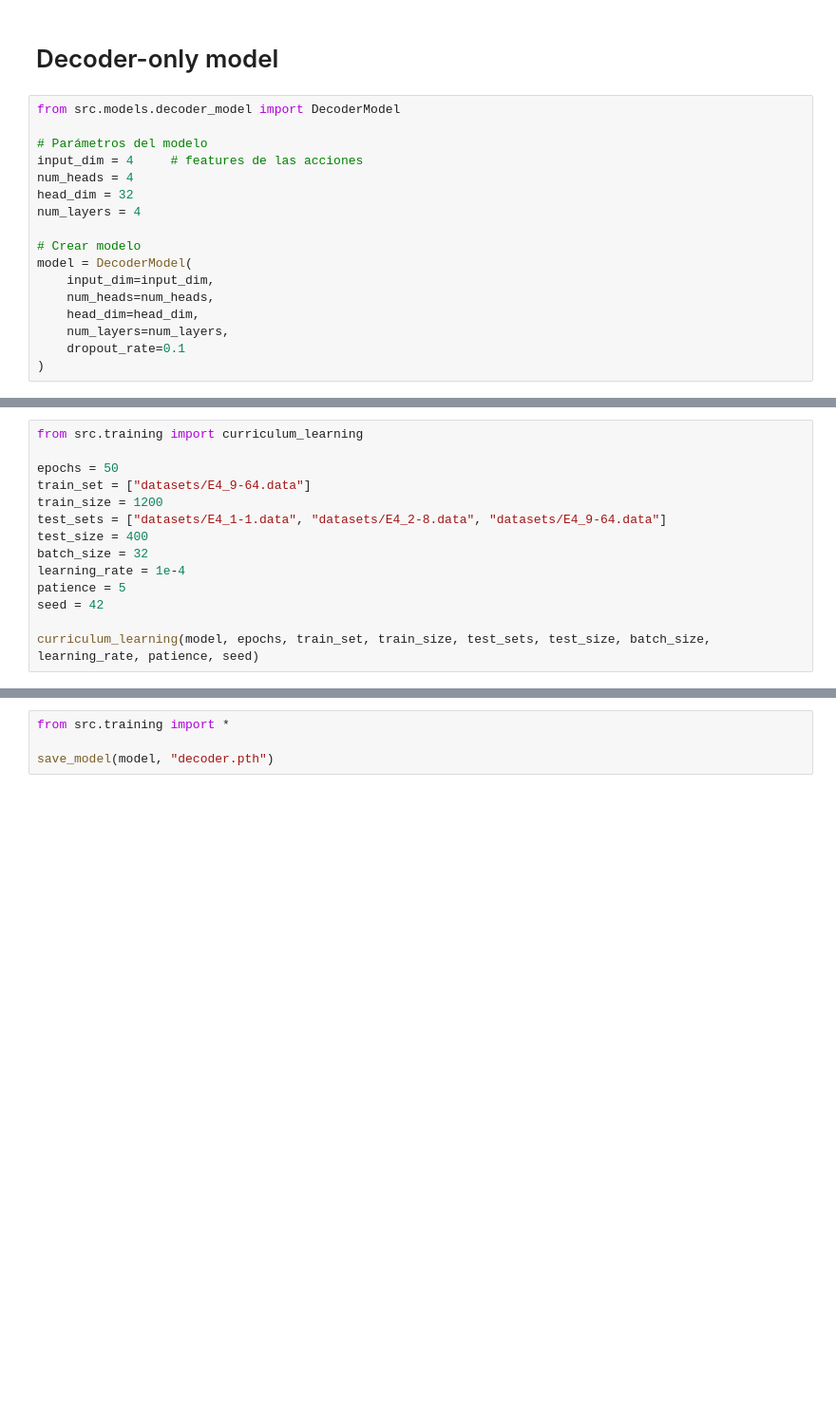
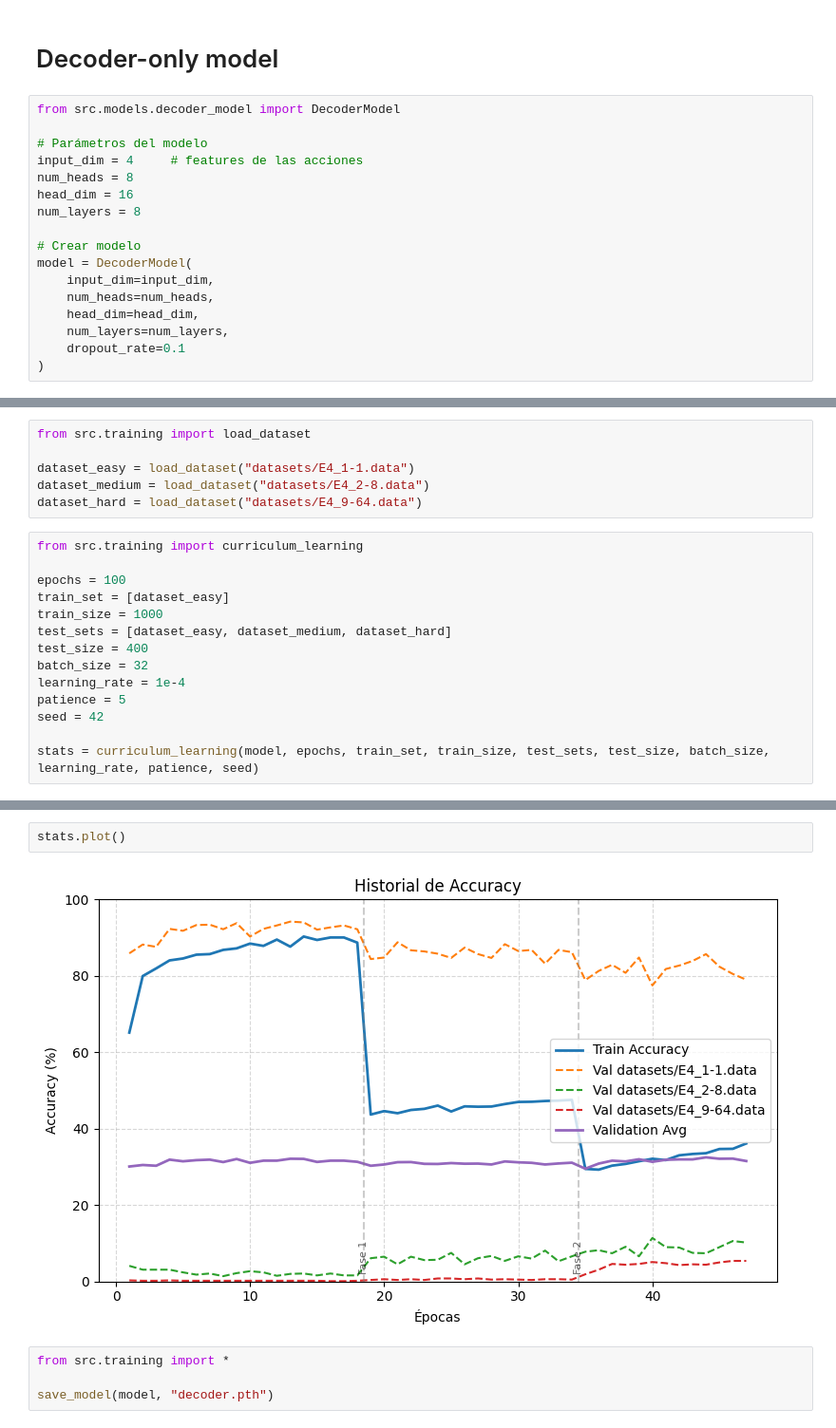
Before and after one commit to OscarRojasG/CLP-Framework, a Jupyter notebook: main.ipynb, the cells around one changed output, grey strips where cells are left out. Shown: that part at 95% size. Drawn from its saved outputs; the diff is of its cells as text; blank space fills up the shorter version.

Commit message:
plot training results

```diff
--- a/main.ipynb
+++ b/main.ipynb
@@ -8,9 +8,9 @@ from src.models.decoder_model import DecoderModel
 
 # Parámetros del modelo
 input_dim = 4     # features de las acciones
-num_heads = 4
-head_dim = 32
-num_layers = 4
+num_heads = 8
+head_dim = 16
+num_layers = 8
 
 # Crear modelo
 model = DecoderModel(
@@ -29,15 +23,21 @@ reload(src.training)
+# %%
+from src.training import load_dataset
+
+dataset_easy = load_dataset("datasets/E4_1-1.data")
+dataset_medium = load_dataset("datasets/E4_2-8.data")
+dataset_hard = load_dataset("datasets/E4_9-64.data")
 # %%
 from src.training import curriculum_learning
 
-epochs = 50
-train_set = ["datasets/E4_9-64.data"]
-train_size = 1200
-test_sets = ["datasets/E4_1-1.data", "datasets/E4_2-8.data", "datasets/E4_9-64.data"]
+epochs = 100
+train_set = [dataset_easy]
+train_size = 1000
+test_sets = [dataset_easy, dataset_medium, dataset_hard]
 test_size = 400
 batch_size = 32
 learning_rate = 1e-4
 patience = 5
 seed = 42
 
-curriculum_learning(model, epochs, train_set, train_size, test_sets, test_size, batch_size, learning_rate, patience, seed)
+stats = curriculum_learning(model, epochs, train_set, train_size, test_sets, test_size, batch_size, learning_rate, patience, seed)
 # %% [output]
@@ -61,3 +50,7 @@ Early stopping en la epoch 7
+# %%
+stats.plot()
+# %% [output]
+[figure, added]
 # %%
 from src.training import *
 
```
Also changed, not shown: parts of 2 cells of this notebook, 1 other file.
